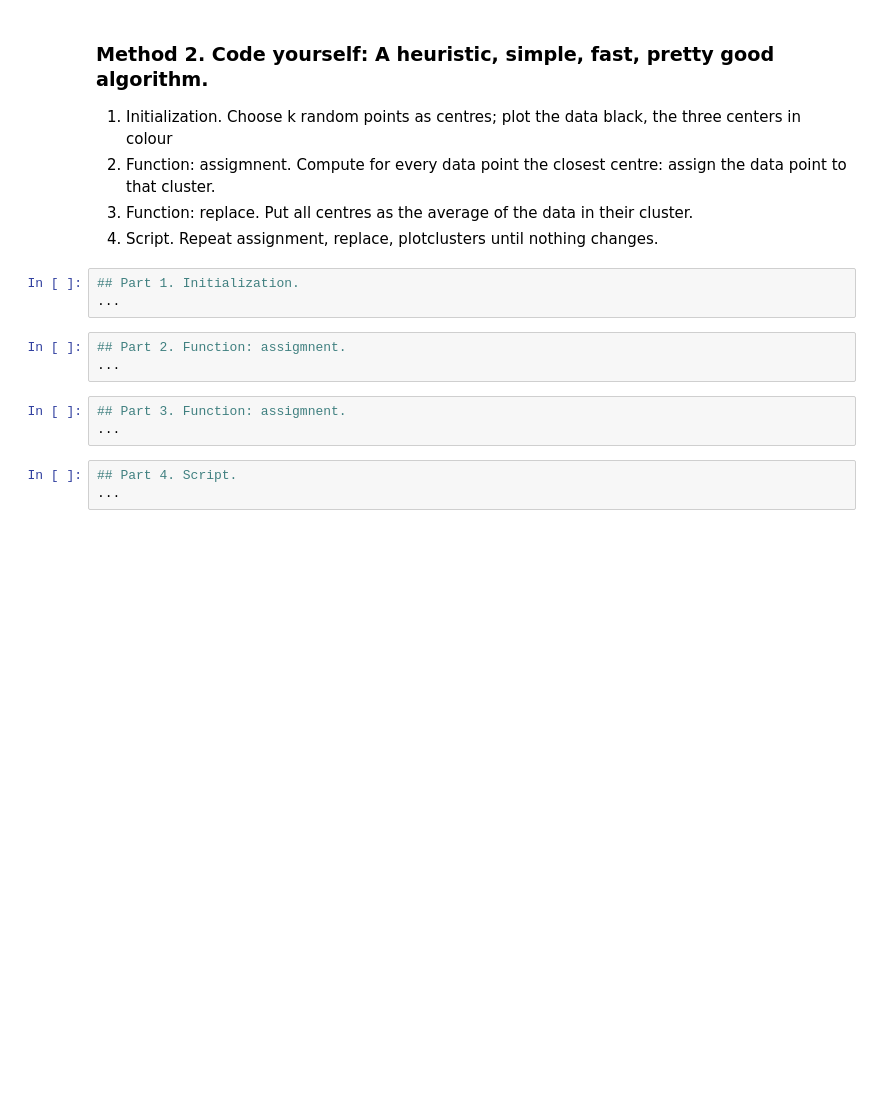
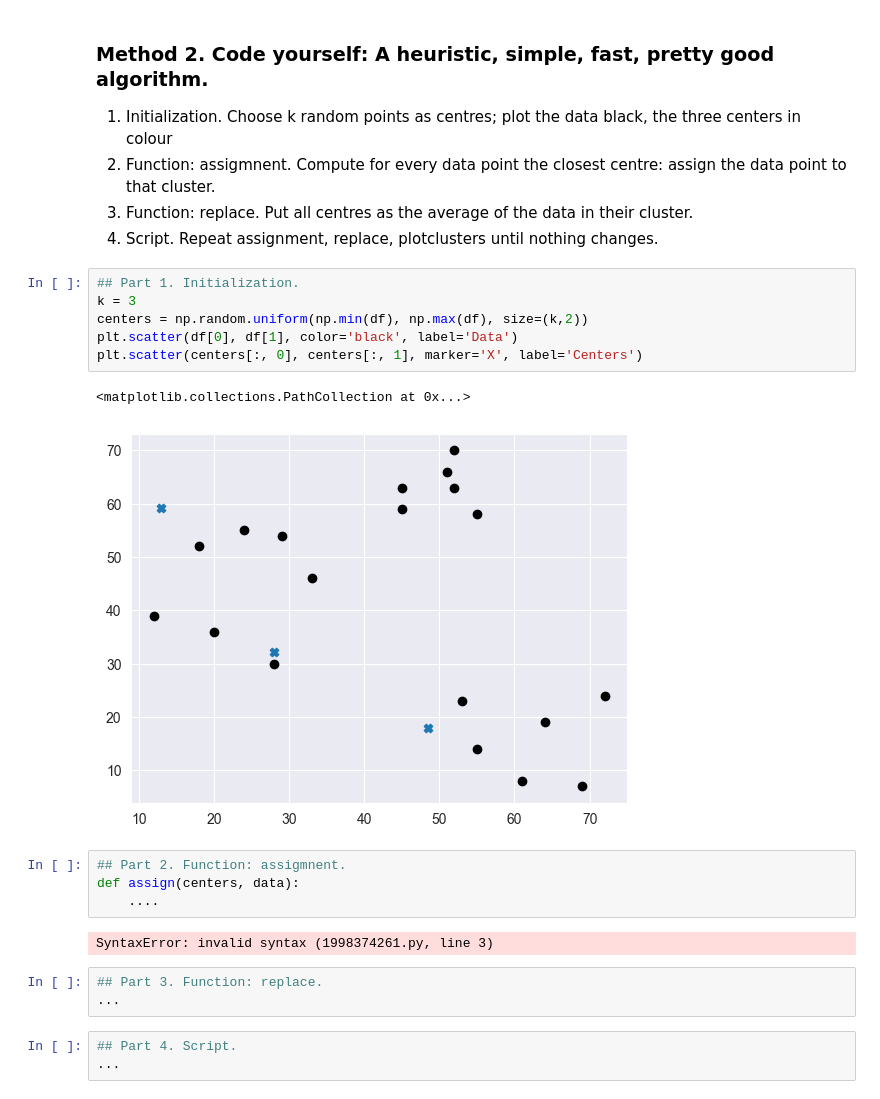
Before and after one commit to BenVigos/Machine-Learning, a Jupyter notebook: Assignment 3/Kmeans_assignment_2025_student.ipynb, the cells around one changed output. Drawn from its saved outputs; the diff is of its cells as text; blank space fills up the shorter version.

```diff
--- a/Assignment 3/Kmeans_assignment_2025_student.ipynb
+++ b/Assignment 3/Kmeans_assignment_2025_student.ipynb
@@ -74,14 +87,23 @@ IndexError: index 2 is out of bounds for axis 0 with size 2
     <li> Script. Repeat assignment, replace, plotclusters until nothing changes.
     </li>
  </ol>
-# %%
-## Part 1. Initialization.
-...
+# %%
+## Part 1. Initialization.
+k = 3
+centers = np.random.uniform(np.min(df), np.max(df), size=(k,2))
+plt.scatter(df[0], df[1], color='black', label='Data')
+plt.scatter(centers[:, 0], centers[:, 1], marker='X', label='Centers')
+# %% [output]
+<matplotlib.collections.PathCollection at 0x...>
+[figure, added]
 # %%
 ## Part 2. Function: assigmnent.
-...
+def assign(centers, data):
+    ....
+# %% [output]
+SyntaxError: invalid syntax (1998374261.py, line 3)
 # %%
-## Part 3. Function: assigmnent.
+## Part 3. Function: replace.
 ...
 # %%
 ## Part 4. Script.
```
Also changed, not shown: parts of 2 cells of this notebook.
